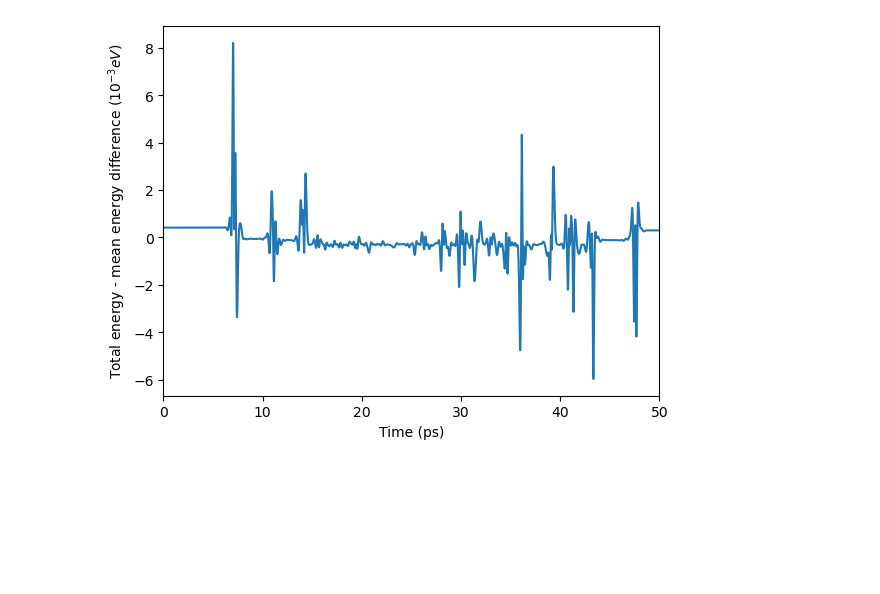
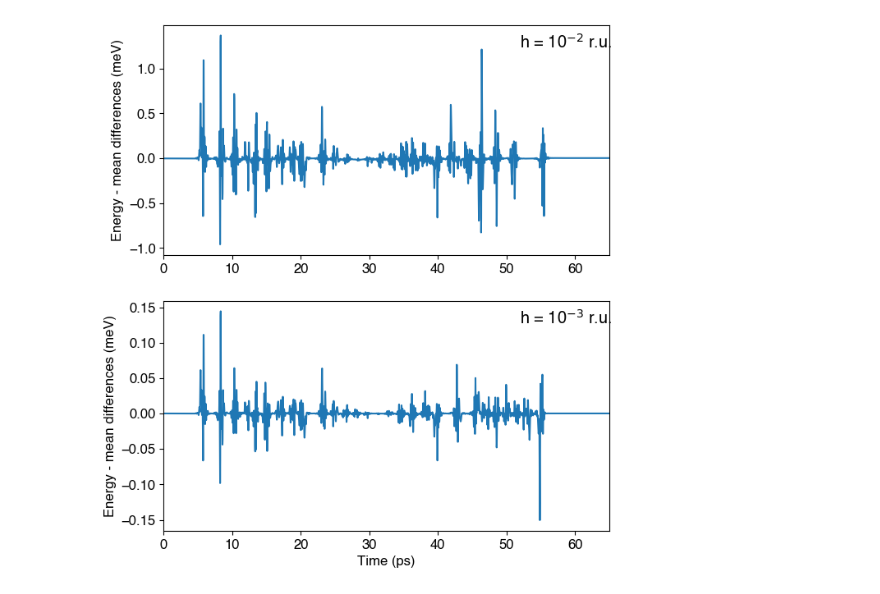
Before and after one commit to RibeiroGroup/Molecular-Dynamics-for-CIS, a Jupyter notebook: src/error.ipynb, the cells around one changed output. Cells and saved outputs as stored; diff of their text form; code cells hidden in the pictures; blank space fills up the shorter version.

```diff
--- a/src/error.ipynb
+++ b/src/error.ipynb
@@ -63,13 +70,13 @@ v_xe = - v_ar / np.sqrt(red.mass_dict['Xe'])
 
 atoms.add(
         elements = ["Ar"],
-        r = np.array([[0.0, 0, -6/2]]),
+        r = np.array([[0.0, 0, -5/2]]),
         r_dot = np.array([[0.0, 0.0, v_ar]])# / np.sqrt(2)
         )
 
 atoms.add(
         elements = ["Xe"],
-        r = np.array([[0.2,0.0,6/2]]),
+        r = np.array([[0.1,0.0,5/2]]),
         r_dot = np.array([[0.00, 0.00, v_xe]])# / np.sqrt(2)
         )
 
@@ -87,3 +94,18 @@ atoms.add_calculator(
     })
 
 atoms.update_distance()
+
+k_vector_int = np.array(
+    [[i,0,0] for i in range(1,260)]
+    ,dtype=np.float64)
+
+Afield = CavityVectorPotential(
+    k_vector_int = k_vector_int,
+    amplitude = 'boltzmann', #  'zero', #
+    Lxy = Lxy, Lz = Lz, constant_c = red.c, coupling_strength = 20 * Lxy ,
+    T = T / red.temp
+    )
+
+t, rd1e2 = single_collision_simulation(
+    0, h = 1e-2, atoms = atoms, field = Afield, potential_threshold = 1e-5,
+    max_steps = 20000, verbose = True, record_every = 1)
@@ -122,49 +203,52 @@ Cycle: 0, iterations: 3203, potential: -9.9719E-05
 # %%
-atoms = rd1['atoms']
-field = rd1['field']
-
-field_energy = np.sum(np.array(field.history['energy']),axis = 1)
-time_axis = field.history['t']
-
 from calculator.function import LJ_potential
 
-coltime = np.array(get_colliding_time(atoms, 0))
+def get_total_energy(rd):
+    atoms = rd['atoms']
+    field = rd['field']
 
-N_pairs = int(len(atoms.r)/2)
+    N_pairs = int(len(atoms.r)/2)
 
-r_ar = np.array(atoms.trajectory['r'])[:,0]
-r_xe = np.array(atoms.trajectory['r'])[:,1]
+    r_ar = np.array(atoms.trajectory['r'])[:,0]
+    r_xe = np.array(atoms.trajectory['r'])[:,1]
 
-v_ar = np.array(atoms.trajectory['r_dot'])[:,0]
-v_xe = np.array(atoms.trajectory['r_dot'])[:,1]
+    v_ar = np.array(atoms.trajectory['r_dot'])[:,0]
+    v_xe = np.array(atoms.trajectory['r_dot'])[:,1]
 
-t = red.convert_time(np.array(atoms.trajectory['t']))
+    t = red.convert_time(np.array(atoms.trajectory['t']))
 
-k = 0.5 * red.mass_dict['Ar'] * np.einsum('ni,ni->n',v_ar,v_ar)\
-    + 0.5 * red.mass_dict['Xe'] * np.einsum('ni,ni->n',v_xe,v_xe)
-k = red.convert_energy(k,'ev') * 1e3
+    k = 0.5 * red.mass_dict['Ar'] * np.einsum('ni,ni->n',v_ar,v_ar)\
+        + 0.5 * red.mass_dict['Xe'] * np.einsum('ni,ni->n',v_xe,v_xe)
+    k = red.convert_energy(k,'ev') * 1e3
 
-d_arxe = r_ar - r_xe
-d_arxe = np.sqrt(np.einsum('ni,ni->n',d_arxe,d_arxe))
-v = LJ_potential(red.sigma_Ar_Xe, red.epsilon_Ar_Xe, d_arxe)
-v = red.convert_energy(v,'ev') * 1e3
+    d_arxe = r_ar - r_xe
+    d_arxe = np.sqrt(np.einsum('ni,ni->n',d_arxe,d_arxe))
+    v = LJ_potential(red.sigma_Ar_Xe, red.epsilon_Ar_Xe, d_arxe)
+    v = red.convert_energy(v,'ev') * 1e3
 
-hem = red.convert_energy(
-    np.sum(field.history['energy'],axis = 1), 'ev') * 1e3
-tem = red.convert_time(field.history['t'])
+    hem = red.convert_energy(
+        np.sum(field.history['energy'],axis = 1), 'ev') * 1e3
 
-fig,ax = plt.subplots()
+    return t, k + v + hem
 
-mean_total = np.mean(red.convert_energy(k+ v + hem, 'ev'))*1e3
+fig,ax = plt.subplots(2, figsize = (7,8))
 
-ax.plot(t, red.convert_energy(k+ v + hem, 'ev')*1e3 - mean_total)
+t2,H2 = get_total_energy(rd1e2)
+t3,H3 = get_total_energy(rd1e3)
 
-ax.set_xlim(0,50)
+ax[0].plot(t2,H2 - np.mean(H2))
+ax[1].plot(t3,H3 - np.mean(H3))
 
-ax.set_xlabel('Time (ps)')
-ax.set_ylabel(r'Total energy - mean energy difference $(10^{-3} eV)$')
+ax[0].set_xlim(0,65)
+ax[1].set_xlim(0,65)
+#ax[1].set_ylim(-1,1)
 
-total = k+ v + hem
-print(red.convert_energy(total[0] - total[-1],'ev') * 1e3)
-print(red.convert_energy((total[0] - total[-1]) / (100 * 2 + 2 * 3),'ev') * 1e3)
+ax[1].set_xlabel('Time (ps)')
+ax[0].set_ylabel('Energy - mean differences (meV)')
+ax[1].set_ylabel('Energy - mean differences (meV)')
+
+ax[0].annotate(r'h = 10$^{-2}$ r.u.',xy = (0.8,0.9), xycoords = 'axes fraction', fontsize = 'large')
+ax[1].annotate(r'h = 10$^{-3}$ r.u.',xy = (0.8,0.9), xycoords = 'axes fraction', fontsize = 'large')
+
+fig.savefig('figure/manuscript/energy_conservation.jpeg',dpi = 600)
 # %% [output]
@@ -173 +255 @@ print(red.convert_energy((total[0] - total[-1]) / (100 * 2 + 2 * 3),'ev') * 1e3)
-[figure, old version]
+[figure, new version]
```
Also changed, not shown: parts of 12 cells of this notebook, 3 other files.
